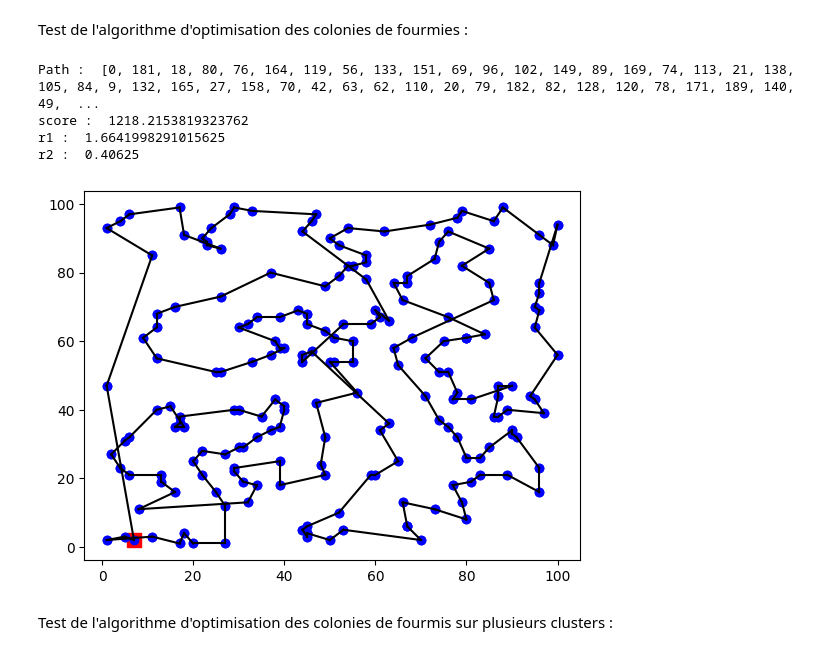
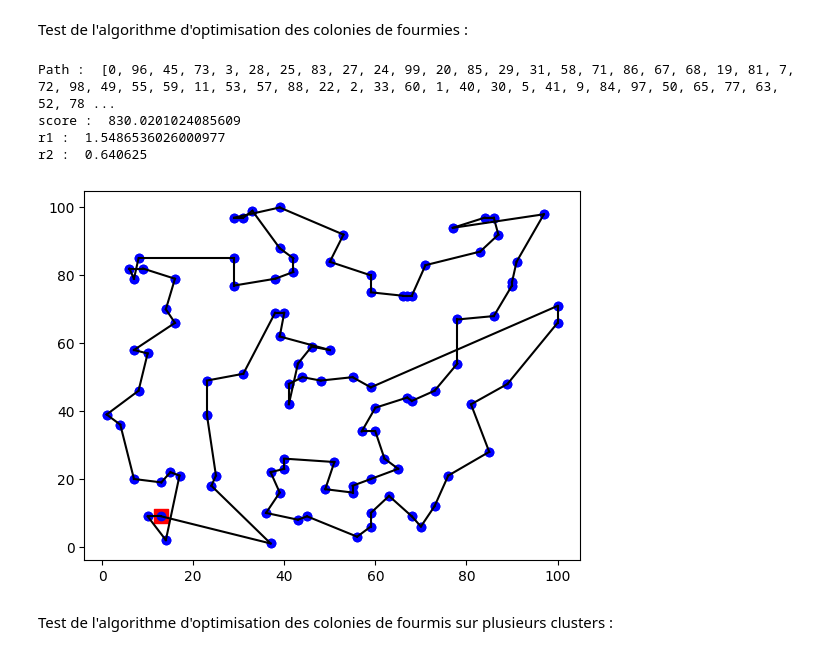
Before and after one commit to Neony-creator/ProjectAlgoadvance, a Jupyter notebook: Livrable 1 .ipynb, the cells around one changed output. Cells and saved outputs as stored; diff of their text form; code cells hidden in the pictures.

```diff
--- a/Livrable 1 .ipynb
+++ b/Livrable 1 .ipynb
@@ -299,33 +327,33 @@ Appel les différentes autres fonctions, de façon à réaliser l'algorithme.
 Test de l'algorithme d'optimisation des colonies de fourmies :
 # %%
     iterations = 10
-    ants = 50
+    ants = 200
     alpha = 1
     beta = 10
     evaporation = 0.5
     intensification = 0.8
 
-    v = toolbox.generate_cities(200)
+    v = toolbox.generate_cities(100)
 
     t = time.time()
     p = time.process_time()
 
 
     path, score = aco(v, iterations, ants, evaporation, alpha, beta, intensification)
 
     print("Path : ", path)
     print("score : ", score)
 
     print("r1 : ", time.time() - t)
     print("r2 : ", time.process_time() - p)
 
     toolbox.afficher(path, v)
 # %% [output]
-Path :  [0, 181, 18, 80, 76, 164, 119, 56, 133, 151, 69, 96, 102, 149, 89, 169, 74, 113, 21, 138, 105, 84, 9, 132, 165, 27, 158, 70, 42, 63, 62, 110, 20, 79, 182, 82, 128, 120, 78, 171, 189, 140, 49,  ...
-score :  1218.2153819323762
-r1 :  1.6641998291015625
-r2 :  0.40625
+Path :  [0, 96, 45, 73, 3, 28, 25, 83, 27, 24, 99, 20, 85, 29, 31, 58, 71, 86, 67, 68, 19, 81, 7, 72, 98, 49, 55, 59, 11, 53, 57, 88, 22, 2, 33, 60, 1, 40, 30, 5, 41, 9, 84, 97, 50, 65, 77, 63, 52, 78 ...
+score :  830.0201024085609
+r1 :  1.5486536026000977
+r2 :  0.640625
-[figure, old version]
+[figure, new version]
 # %% [markdown]
 Test de l'algorithme d'optimisation des colonies de fourmis sur plusieurs clusters :
 # %%
```
Also changed, not shown: parts of 15 cells of this notebook, 13 other files.
